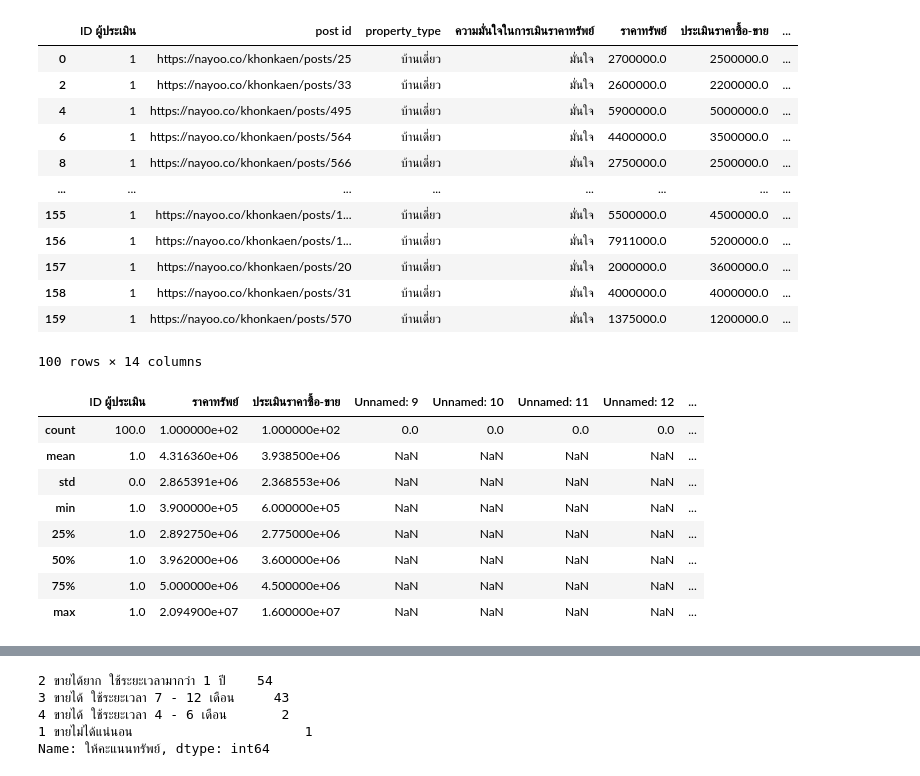
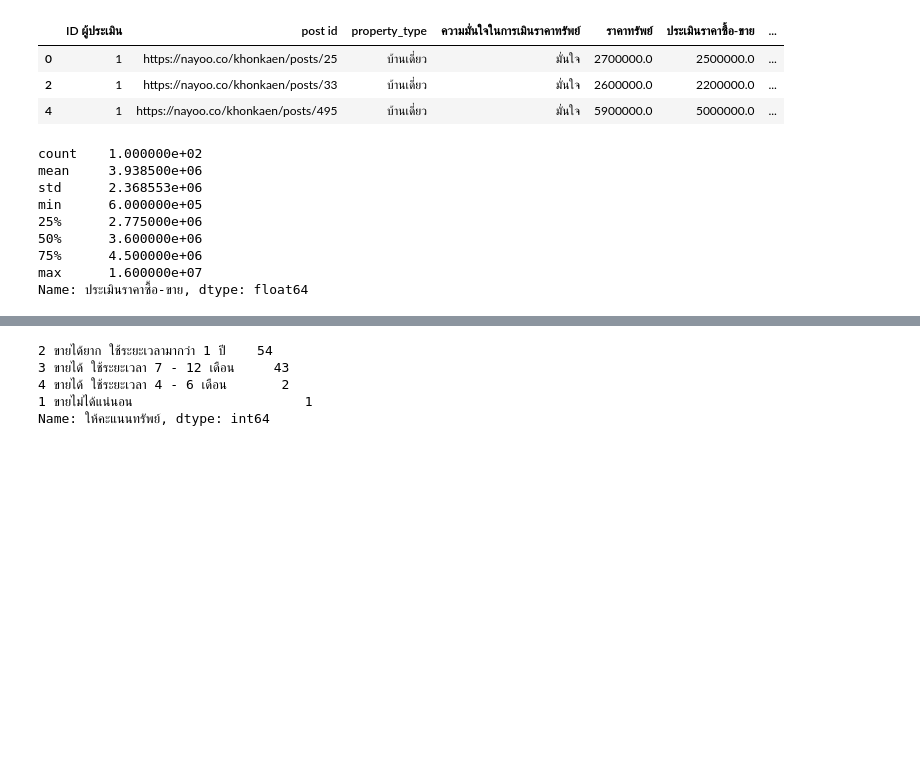
Before and after one commit to kumoromilee/bsc_dpdm22, a Jupyter notebook: [dataprep]_property_estimator.ipynb, the cells around one changed output, grey strips where cells are left out. Drawn from its saved outputs; the diff is of its cells as text; code cells hidden in the pictures; blank space fills up the shorter version.

```diff
--- a/[dataprep]_property_estimator.ipynb
+++ b/[dataprep]_property_estimator.ipynb
@@ -14,6 +26,6 @@ Mounted at /content/drive
 # %%
-home= pd.read_excel ('/content/drive/MyDrive/data/คำตอบนักประเมิน.xlsx',sheet_name='บ้าน') ###ประกาศตัวแปร แล้วกำหนด sheet_name
-home
+home = pd.read_excel('/content/drive/MyDrive/bsc_DPDM_data/คำตอบนักประเมิน.xlsx',sheet_name='บ้าน')
+home.head(3)
 # %% [output]
 |  | ID ผู้ประเมิน | post id | property_type | ความมั่นใจในการเมินราคาทรัพย์ | ราคาทรัพย์ | ประเมินราคาซื้อ-ขาย | ... |
 | 0 | 1 | https://nayoo.co/khonkaen/posts/25 | บ้านเดี่ยว | มั่นใจ | 2700000.0 | 2500000.0 | ... |
@@ -31,29 +36,20 @@ home
 # %%
 est1 = home[home['ID ผู้ประเมิน']==1]
-est1
+est1.head(3)
 # %% [output]
 |  | ID ผู้ประเมิน | post id | property_type | ความมั่นใจในการเมินราคาทรัพย์ | ราคาทรัพย์ | ประเมินราคาซื้อ-ขาย | ... |
 | 0 | 1 | https://nayoo.co/khonkaen/posts/25 | บ้านเดี่ยว | มั่นใจ | 2700000.0 | 2500000.0 | ... |
 | 2 | 1 | https://nayoo.co/khonkaen/posts/33 | บ้านเดี่ยว | มั่นใจ | 2600000.0 | 2200000.0 | ... |
 | 4 | 1 | https://nayoo.co/khonkaen/posts/495 | บ้านเดี่ยว | มั่นใจ | 5900000.0 | 5000000.0 | ... |
-| 6 | 1 | https://nayoo.co/khonkaen/posts/564 | บ้านเดี่ยว | มั่นใจ | 4400000.0 | 3500000.0 | ... |
-| 8 | 1 | https://nayoo.co/khonkaen/posts/566 | บ้านเดี่ยว | มั่นใจ | 2750000.0 | 2500000.0 | ... |
-| ... | ... | ... | ... | ... | ... | ... | ... |
-| 155 | 1 | https://nayoo.co/khonkaen/posts/1... | บ้านเดี่ยว | มั่นใจ | 5500000.0 | 4500000.0 | ... |
-| 156 | 1 | https://nayoo.co/khonkaen/posts/1... | บ้านเดี่ยว | มั่นใจ | 7911000.0 | 5200000.0 | ... |
-| 157 | 1 | https://nayoo.co/khonkaen/posts/20 | บ้านเดี่ยว | มั่นใจ | 2000000.0 | 3600000.0 | ... |
-| 158 | 1 | https://nayoo.co/khonkaen/posts/31 | บ้านเดี่ยว | มั่นใจ | 4000000.0 | 4000000.0 | ... |
-| 159 | 1 | https://nayoo.co/khonkaen/posts/570 | บ้านเดี่ยว | มั่นใจ | 1375000.0 | 1200000.0 | ... |
-100 rows × 14 columns
 # %%
-est1.describe()
+est1.describe()['ประเมินราคาซื้อ-ขาย']
 # %% [output]
-|  | ID ผู้ประเมิน | ราคาทรัพย์ | ประเมินราคาซื้อ-ขาย | Unnamed: 9 | Unnamed: 10 | Unnamed: 11 | Unnamed: 12 | ... |
-| count | 100.0 | 1.000000e+02 | 1.000000e+02 | 0.0 | 0.0 | 0.0 | 0.0 | ... |
-| mean | 1.0 | 4.316360e+06 | 3.938500e+06 | NaN | NaN | NaN | NaN | ... |
-| std | 0.0 | 2.865391e+06 | 2.368553e+06 | NaN | NaN | NaN | NaN | ... |
-| min | 1.0 | 3.900000e+05 | 6.000000e+05 | NaN | NaN | NaN | NaN | ... |
-| 25% | 1.0 | 2.892750e+06 | 2.775000e+06 | NaN | NaN | NaN | NaN | ... |
-| 50% | 1.0 | 3.962000e+06 | 3.600000e+06 | NaN | NaN | NaN | NaN | ... |
-| 75% | 1.0 | 5.000000e+06 | 4.500000e+06 | NaN | NaN | NaN | NaN | ... |
-| max | 1.0 | 2.094900e+07 | 1.600000e+07 | NaN | NaN | NaN | NaN | ... |
+count    1.000000e+02
+mean     3.938500e+06
+std      2.368553e+06
+min      6.000000e+05
+25%      2.775000e+06
+50%      3.600000e+06
+75%      4.500000e+06
+max      1.600000e+07
+Name: ประเมินราคาซื้อ-ขาย, dtype: float64
```
Also changed, not shown: parts of 96 cells of this notebook.
